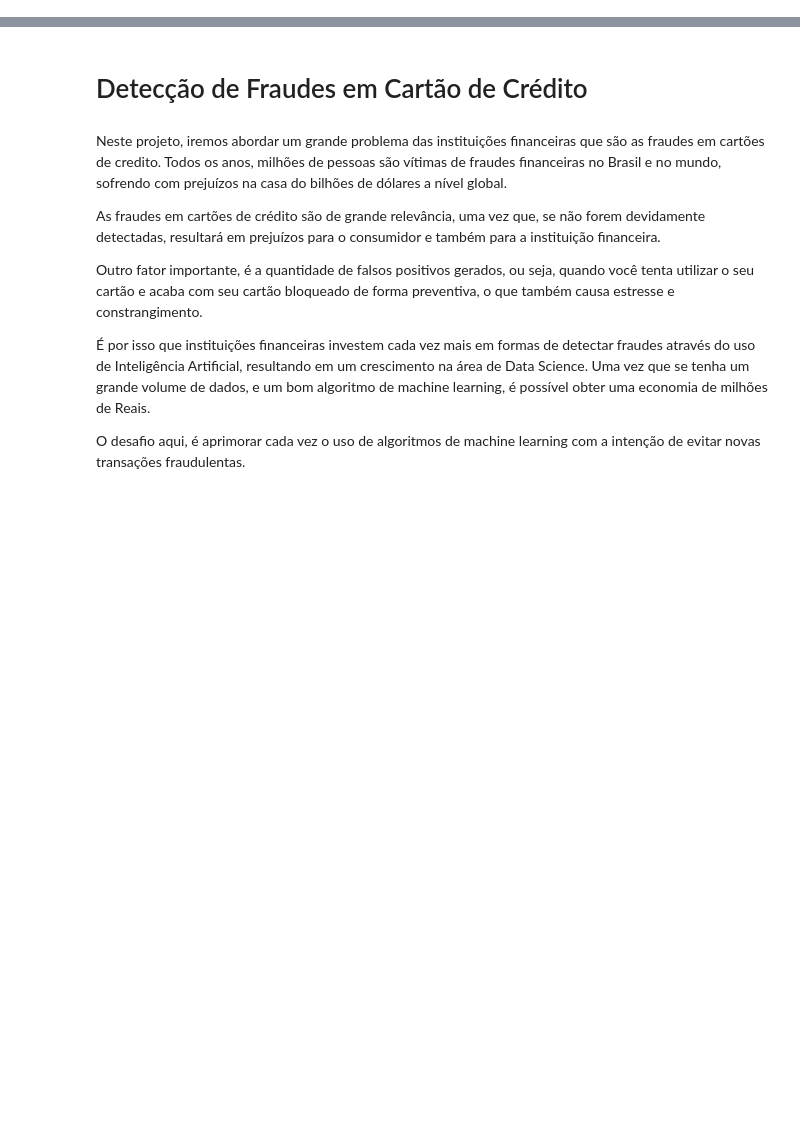
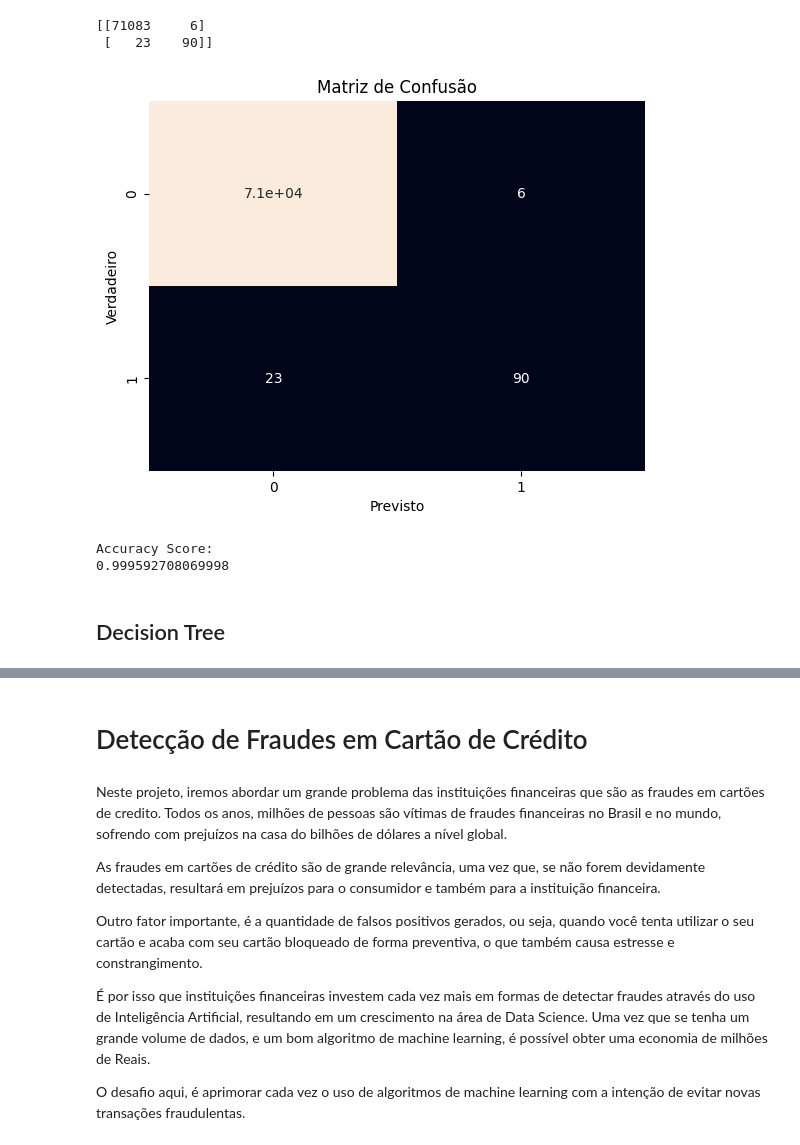
Before and after one commit to marcosilvaa/fraude-cartao-de-credito, a Jupyter notebook: fraude_cartao.ipynb, the cells around one changed output, grey strips where cells are left out. Drawn from its saved outputs; the diff is of its cells as text; code cells hidden in the pictures; blank space fills up the shorter version.

```diff
--- a/fraude_cartao.ipynb
+++ b/fraude_cartao.ipynb
@@ -0,0 +124,5 @@
+# %%
+from sklearn.preprocessing import StandardScaler
+
+df["Amount"] = StandardScaler().fit_transform(df[["Amount"]])
+df["Time"] = StandardScaler().fit_transform(df[["Time"]])
@@ -0,0 +137,15 @@
+# %%
+from sklearn.model_selection import train_test_split
+from sklearn.ensemble import RandomForestClassifier
+from sklearn.metrics import classification_report, confusion_matrix
+
+X = df.drop("Class", axis=1)
+y = df["Class"]
+
+
+X_train,X_test, y_train,y_test = train_test_split(X,y,test_size=0.25, random_state=42)
+
+model = RandomForestClassifier(n_estimators=100, random_state=42)
+model.fit(X_train,y_train)
+
+y_pred = model.predict(X_test)
@@ -0,0 +163,22 @@
+# %%
+print(confusion_matrix(y_test,y_pred))
+
+fig, ax = plt.subplots()
+sns.heatmap(confusion_matrix(y_test, y_pred), annot=True, ax=ax, cbar=False)
+ax.set_title("Matriz de Confusão")
+ax.set_ylabel("Verdadeiro")
+ax.set_xlabel("Previsto")
+plt.show()
+# %% [output]
+[[71083     6]
+ [   23    90]]
+[figure, added]
+# %%
+from sklearn.metrics import accuracy_score
+print("\nAccuracy Score:")
+print(accuracy_score(y_test,y_pred))
+# %% [output]
+Accuracy Score:
+0.999592708069998
+# %% [markdown]
+## Decision Tree
```
Also changed, not shown: parts of 25 cells of this notebook, 1 other file.
